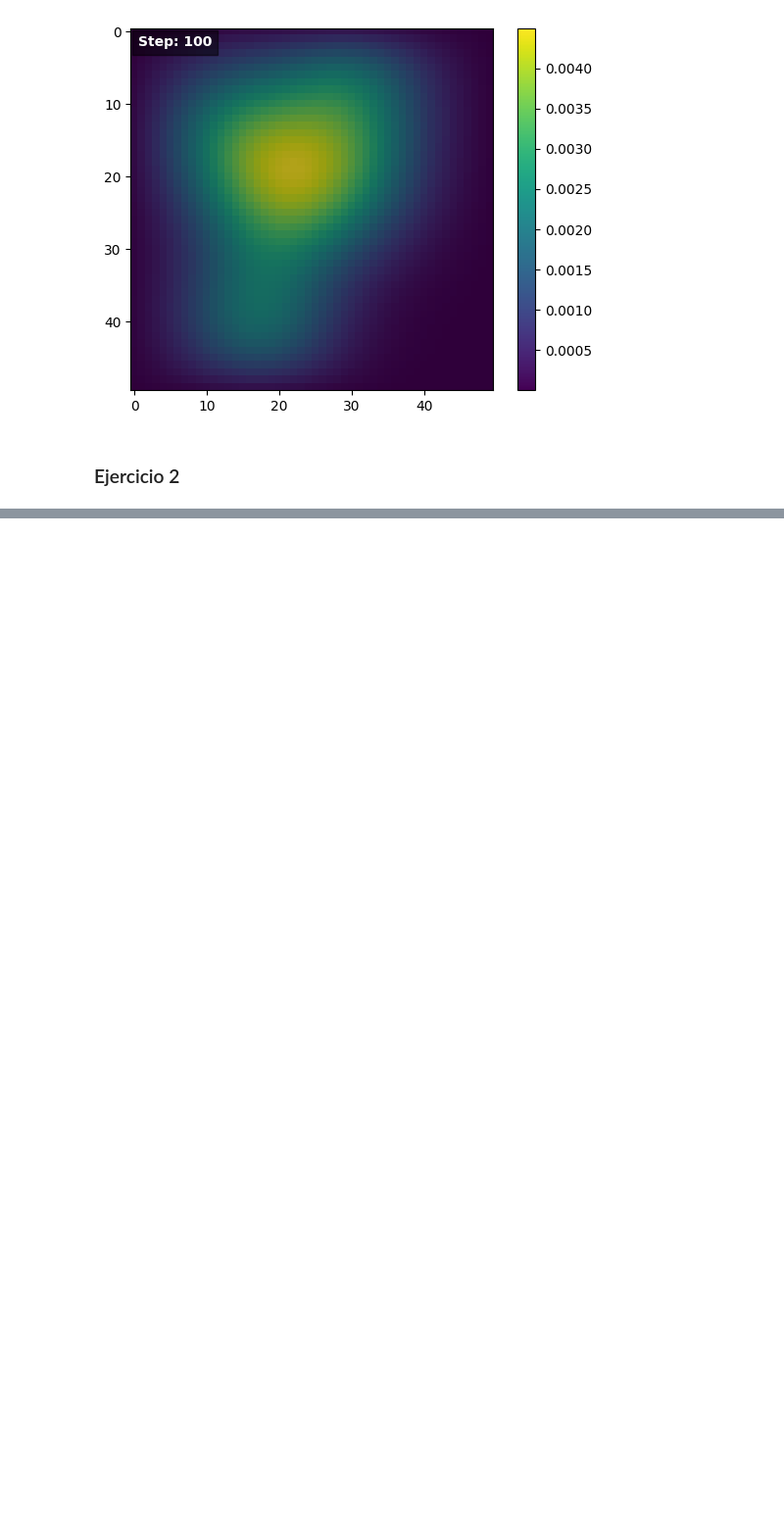
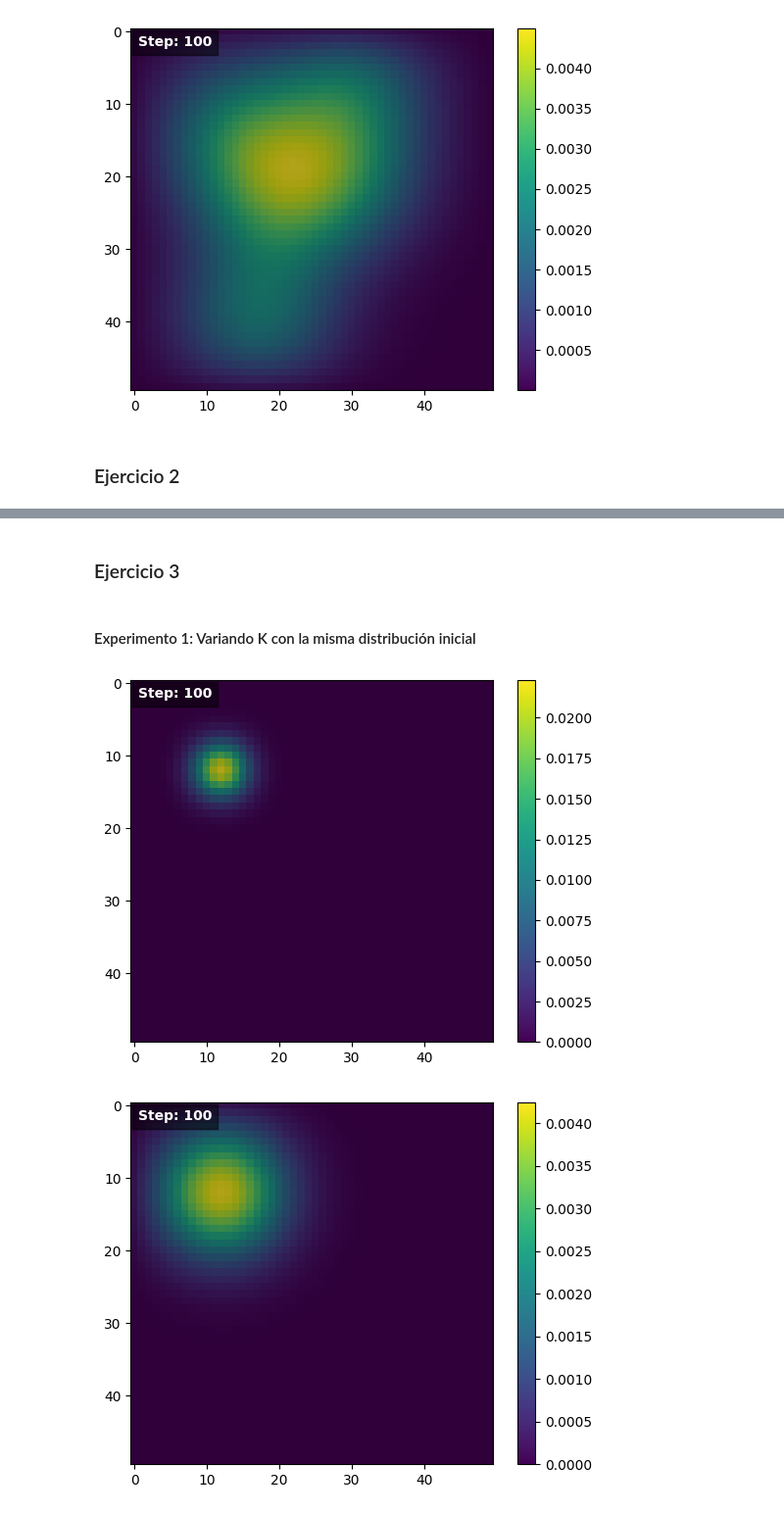
Before and after one commit to UVG-Works-Hub/2d-diffusion-simulation, a Jupyter notebook: diffusion.ipynb, the cells around one changed output, grey strips where cells are left out. Shown: that part at 98% size. Cells and saved outputs as stored; diff of their text form; code cells hidden in the pictures; blank space fills up the shorter version.

Commit message:
feat: exercise 3 [experiments]

```diff
--- a/diffusion.ipynb
+++ b/diffusion.ipynb
@@ -308,0 +313,22 @@ simCompareSnapshot(particleHistory[50], avgParticleHistory[50], 50, mask, mask,
+# %% [markdown]
+### Ejercicio 3
+# %% [markdown]
+#### Experimento 1: Variando K con la misma distribución inicial
+# %%
+# Fixed initial distribution
+u_0 = np.zeros((M, N))
+u_0[M//4, N//4] = 1.0  # Initial concentration at a specific point
+mask = np.ones((M, N), dtype=bool)
+
+# Different values of K
+K_values = [0.1, 0.5, 0.9]
+
+for K in K_values:
+    # Run automaton simulation
+    history = automatonSim(M, N, T, u_0, K, mask)
+    # Create snapshot at final time step
+    K_str = str(K).replace('.', '_')
+    simSnapshot(history[T], T, mask, filename=f'diffusion_snapshot_K_{K_str}')
+# %% [output]
+[figure, added]
+[figure, added]
```
Also changed, not shown: parts of 7 cells of this notebook.
